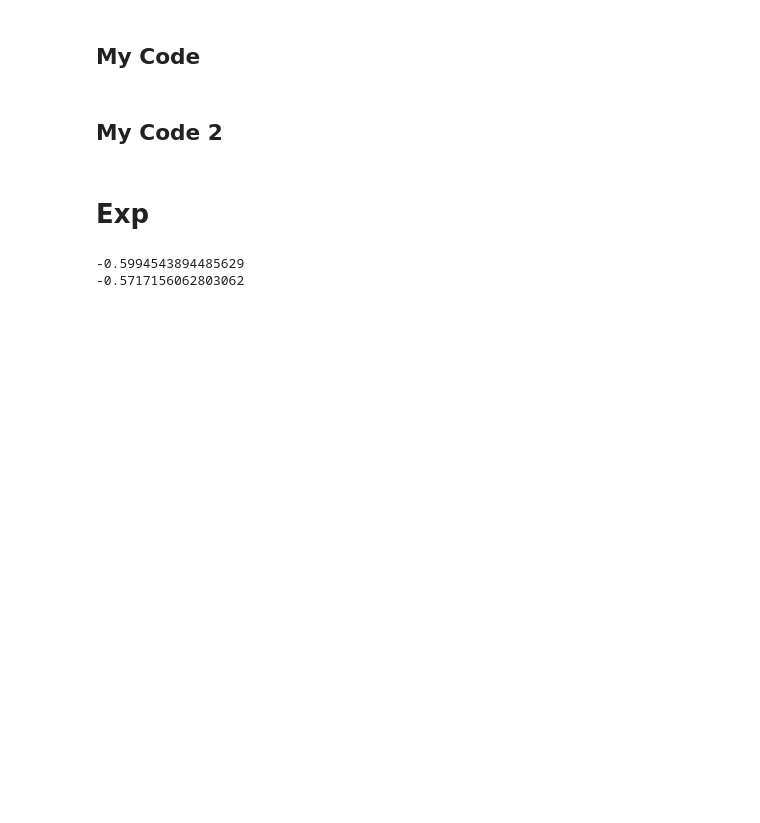
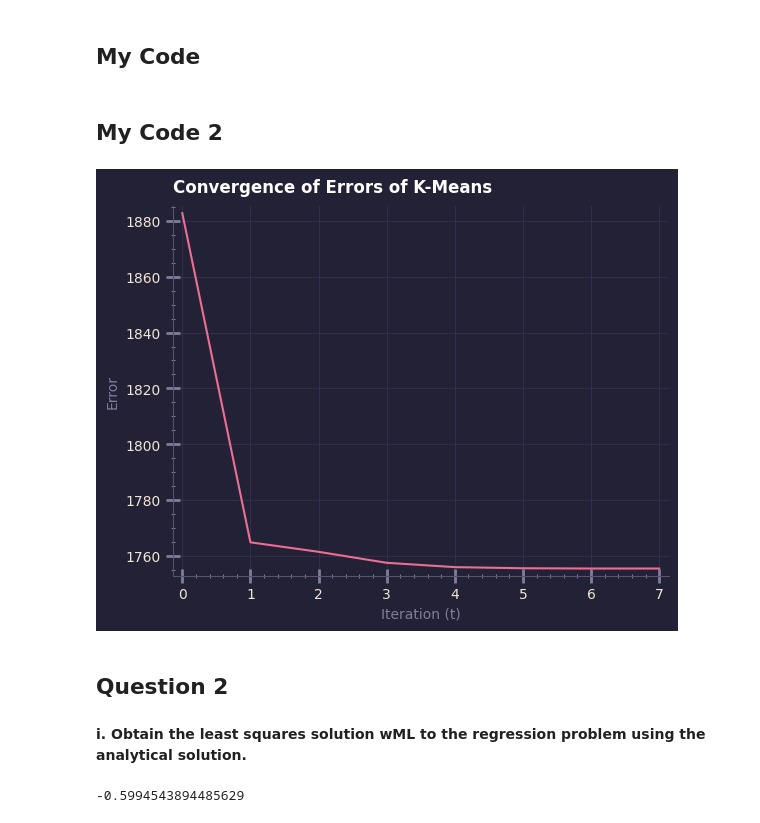
Before and after one commit to KaeBee2003/FML_Assignment2, a Jupyter notebook: Ass2.ipynb, the cells around one changed output. Saved outputs shown, nothing was run; the diff lists cells and outputs as text; code cells hidden in the pictures; blank space fills up the shorter version.

Commit message:
Plots added

```diff
--- a/Ass2.ipynb
+++ b/Ass2.ipynb
@@ -32,3 +51,6 @@ df2_test.head()
 df2.shape
 # %% [output]
 (500, 101)
+# %%
+def euclidean_distance(row1, row2, feature_cols):
+    return sum((row1[col] - row2[col]) ** 2 for col in feature_cols) ** 0.5
@@ -445,5 +516,20 @@ class LinReg():
         ss_tot = np.sum((Y_test - y_mean) ** 2)
         R = 1 - (ss_res / ss_tot)
         return R
+# %%
+_, _, e = K_means(df1, 4)
+# %%
+plt.style.use('./rose-pine-moon.mplstyle')
+plt.rcParams['font.family'] = 'DejaVu Sans'
+plt.rcParams['font.sans-serif'] = ['DejaVu Sans']
+# %%
+plt.plot(e)
+plt.xlabel("Iteration (t)")
+plt.ylabel("Error")
+plt.title("Convergence of Errors of K-Means")
+plt.grid(True)
+plt.show()
+# %% [output]
+[figure, added]
 # %% [markdown]
-# Exp
+## Question 2
@@ -455,18 +541,10 @@ Y_test = df2_test.iloc[:, 100]
+# %% [markdown]
+**i. Obtain the least squares solution wML to the regression problem using the analytical solution.**
 # %%
 ModelA = LinReg()
 w_A = ModelA.Fit(X_train,Y_train)
 y_hat_A = ModelA.Test(X_test)
 Rsq_A = ModelA.Eval(y_hat_A, Y_test)
 print(Rsq_A)
-
-X_train_std = (X_train - X_train.mean()) / X_train.std()
-X_test_std = (X_test - X_train.mean()) / X_train.std()
-
-ModelB = LinReg()
-w_B, res_B = ModelB.Fit(X_train_std, Y_train, alpha=0.0001, epoch=100000, method = 'Batch_GD', capture_cost = True)
-y_hat_B = ModelB.Test(X_test_std)
-Rsq_B = ModelB.Eval(y_hat_B, Y_test)
-print(Rsq_B)
 # %% [output]
 -0.5994543894485629
--0.5717156062803062
```
Also changed, not shown: parts of 26 cells of this notebook.
